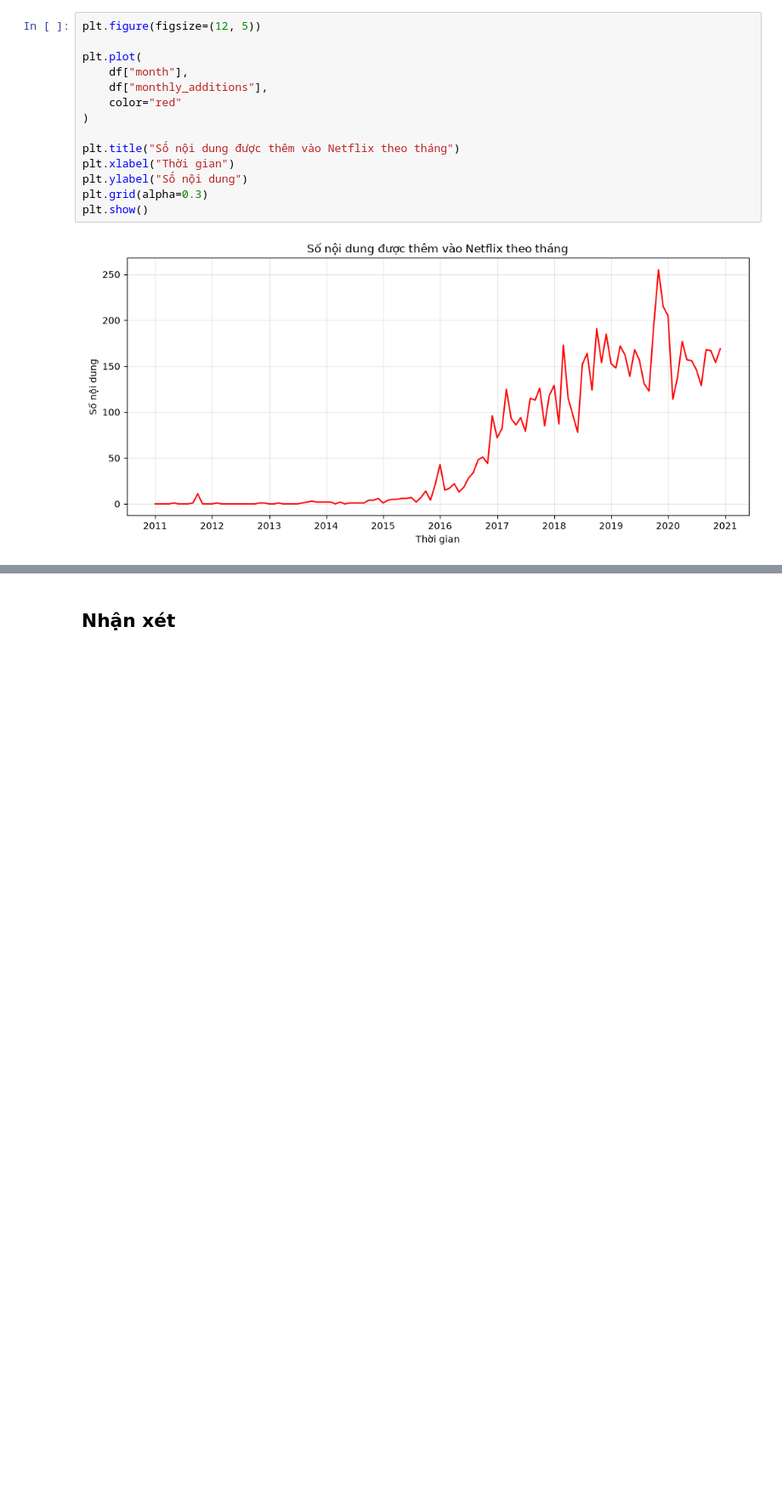
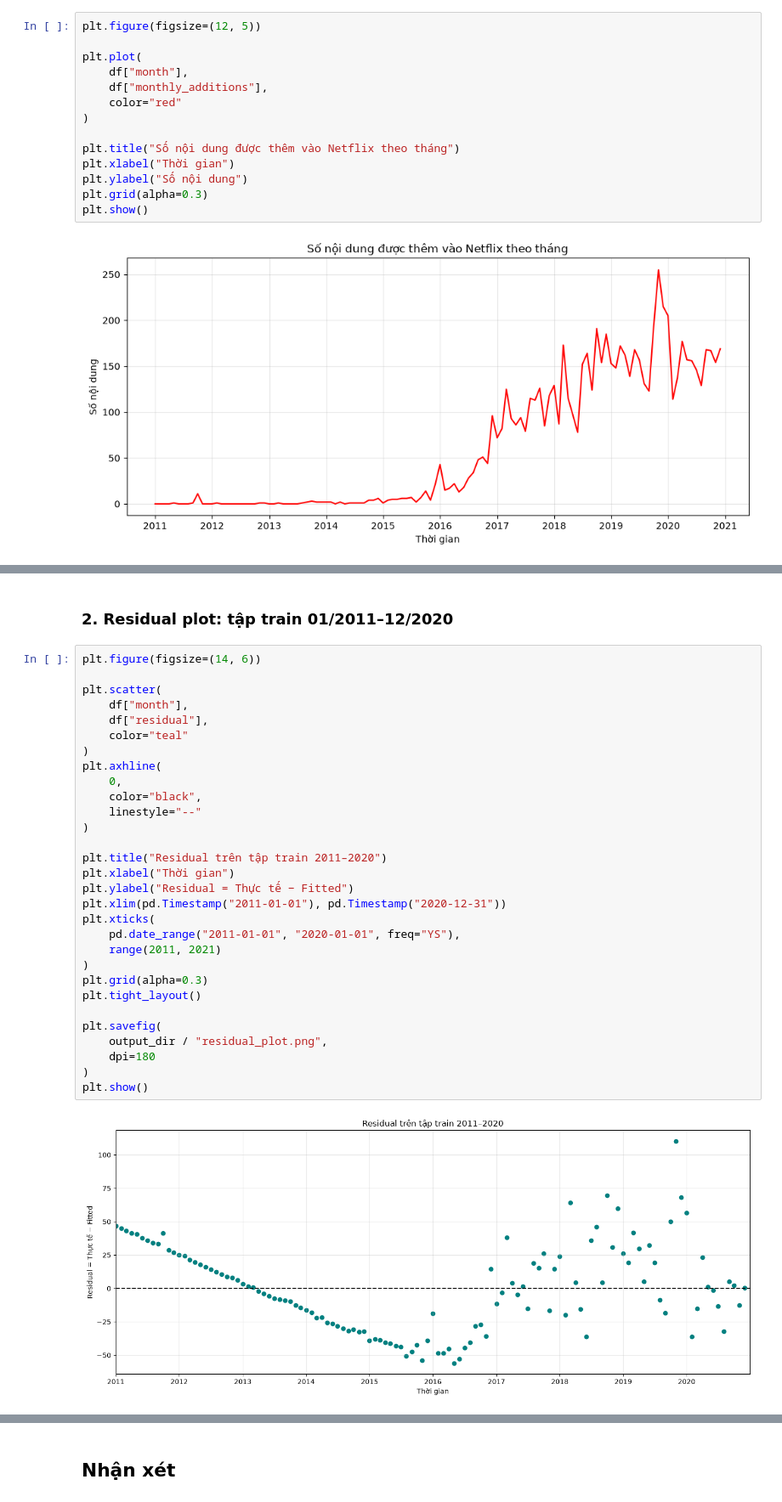
Before and after one commit to JPDeep4122/Project_DataVisualization, a Jupyter notebook: notebook/03_model.ipynb, the cells around one changed output, grey strips where cells are left out. Shown at 85% size. Drawn from its saved outputs; the diff is of its cells as text; blank space fills up the shorter version.

```diff
--- a/notebook/03_model.ipynb
+++ b/notebook/03_model.ipynb
@@ -286 +288,35 @@ plt.show()
+# %% [markdown]
+### 2. Residual plot: tập train 01/2011–12/2020
+# %%
+plt.figure(figsize=(14, 6))
+
+plt.scatter(
+    df["month"],
+    df["residual"],
+    color="teal"
+)
+plt.axhline(
+    0,
+    color="black",
+    linestyle="--"
+)
+
+plt.title("Residual trên tập train 2011–2020")
+plt.xlabel("Thời gian")
+plt.ylabel("Residual = Thực tế − Fitted")
+plt.xlim(pd.Timestamp("2011-01-01"), pd.Timestamp("2020-12-31"))
+plt.xticks(
+    pd.date_range("2011-01-01", "2020-01-01", freq="YS"),
+    range(2011, 2021)
+)
+plt.grid(alpha=0.3)
+plt.tight_layout()
+
+plt.savefig(
+    output_dir / "residual_plot.png",
+    dpi=180
+)
+plt.show()
+# %% [output]
+[figure, added]
 # %%
```
Also changed, not shown: parts of 24 cells of this notebook.
